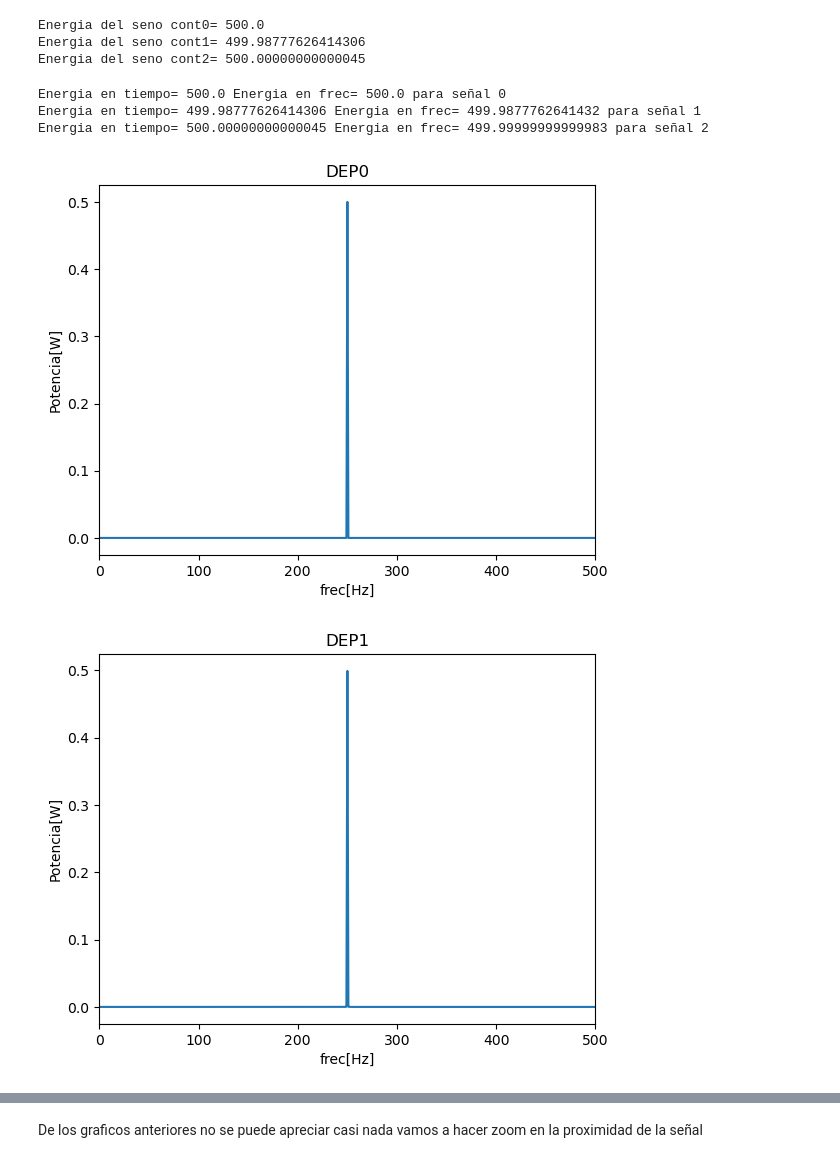
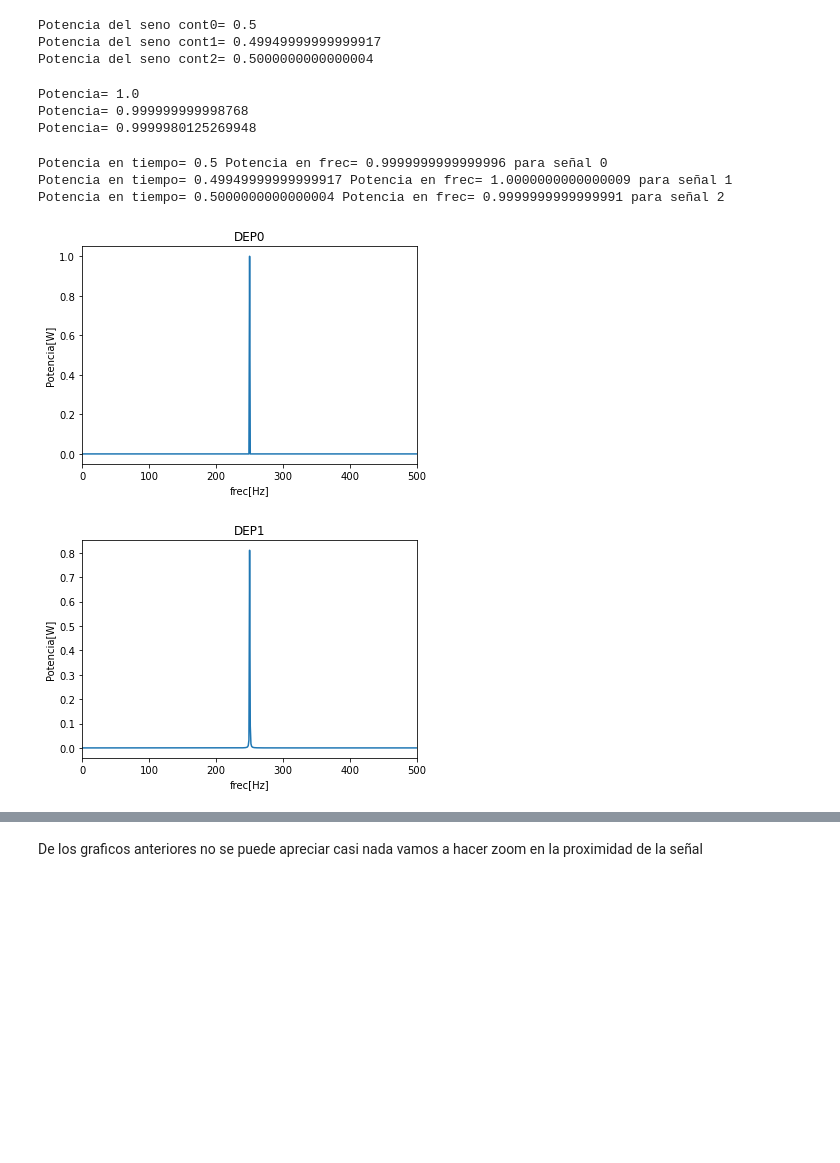
Before and after one commit to EmaOlay/PDS2021, a Jupyter notebook: TS5.ipynb, the cells around one changed output, grey strips where cells are left out. Cells and saved outputs as stored; diff of their text form; code cells hidden in the pictures; blank space fills up the shorter version.

```diff
--- a/TS5.ipynb
+++ b/TS5.ipynb
@@ -36,7 +36,7 @@ ts = 1/fs # tiempo de muestreo
 t=np.arange(0,1,ts)
 
 K0=N/4
-K1=N/4+0.025
+K1=N/4+0.25
 K2=N/4+0.5
 # %%
 #%% Config de mi seno y vector de frecuencia
@@ -58,65 +58,79 @@ seno_cont1 = np.sqrt(amp)*np.sin(2 * np.pi * freq1 * t + fase)
 freq2=K2*fs/N #frecuencia en Hz
 seno_cont2 = amp*np.sin(2 * np.pi * freq2 * t + fase)
 # %%
-#%% Energia de mi señal
+#%% Potencia de mi señal
 #Este es el valor de la energia en el tiempo, se debe repetir en frecuencia
 #por Parseval asique lo puedo usar para normalizar o comparar que este todo bien
 #No olvidar el tema de la cantidad de muestras
-E0=sum(np.abs(seno_cont0)**2)
-print("Energia del seno cont0=",E0)
-E1=sum(np.abs(seno_cont1)**2)
-print("Energia del seno cont1=",E1)
-E2=sum(np.abs(seno_cont2)**2)
-print("Energia del seno cont2=",E2)
+E0=1/N*sum(np.abs(seno_cont0)**2)
+print("Potencia del seno cont0=",E0)
+E1=1/N*sum(np.abs(seno_cont1)**2)
+print("Potencia del seno cont1=",E1)
+E2=1/N*sum(np.abs(seno_cont2)**2)
+print("Potencia del seno cont2=",E2)
 # %% [output]
-Energia del seno cont0= 500.0
-Energia del seno cont1= 499.98777626414306
-Energia del seno cont2= 500.00000000000045
+Potencia del seno cont0= 0.5
+Potencia del seno cont1= 0.49949999999999917
+Potencia del seno cont2= 0.5000000000000004
+# %%
+#%%Normalizo la señal
+sin_nom0=seno_cont0/np.sqrt(E0)
+print("Potencia=",np.var(sin_nom0))
+sin_nom1=seno_cont1/np.sqrt(E1)
+print("Potencia=",np.var(sin_nom1))
+sin_nom2=seno_cont2/np.sqrt(E2)
+print("Potencia=",np.var(sin_nom2))
+# %% [output]
+Potencia= 1.0
+Potencia= 0.999999999998768
+Potencia= 0.9999980125269948
 # %%
 #%% Calculo la densidad espectral de potencia
 #Si integro estas funciones densisdad tendrian que ser iguales a sus correspondientes
 #Energias en tiempo
-DEP0=np.abs(fft(seno_cont0))**2
-DEP1=np.abs(fft(seno_cont1))**2
-DEP2=np.abs(fft(seno_cont2))**2
+DEP0=np.abs(1/N*fft(sin_nom0))**2
+DEP1=np.abs(1/N*fft(sin_nom1))**2
+DEP2=np.abs(1/N*fft(sin_nom2))**2
 
-DEP0_int=sum(DEP0)/N
-print("Energia en tiempo=",E0,"Energia en frec=",DEP0_int,"para señal 0")
-DEP1_int=sum(DEP1)/N
-print("Energia en tiempo=",E1,"Energia en frec=",DEP1_int,"para señal 1")
-DEP2_int=sum(DEP2)/N
-print("Energia en tiempo=",E2,"Energia en frec=",DEP2_int,"para señal 2")
+DEP0_int=sum(DEP0)
+print("Potencia en tiempo=",E0,"Potencia en frec=",DEP0_int,"para señal 0")
+DEP1_int=sum(DEP1)
+print("Potencia en tiempo=",E1,"Potencia en frec=",DEP1_int,"para señal 1")
+DEP2_int=sum(DEP2)
+print("Potencia en tiempo=",E2,"Potencia en frec=",DEP2_int,"para señal 2")
 # %% [output]
-Energia en tiempo= 500.0 Energia en frec= 500.0 para señal 0
-Energia en tiempo= 499.98777626414306 Energia en frec= 499.9877762641432 para señal 1
-Energia en tiempo= 500.00000000000045 Energia en frec= 499.99999999999983 para señal 2
+Potencia en tiempo= 0.5 Potencia en frec= 0.9999999999999996 para señal 0
+Potencia en tiempo= 0.49949999999999917 Potencia en frec= 1.0000000000000009 para señal 1
+Potencia en tiempo= 0.5000000000000004 Potencia en frec= 0.9999999999999991 para señal 2
 # %%
 #%% Muestro las DEP o PSD power spectral density
+
 plt.figure(1)
-
-plt.plot(f, DEP0/(E0*N))
+#Como muestro la mitad de las frecuencias hago el doble la DEP
+plt.plot(f, 2*DEP0)
 plt.title("DEP0")
 plt.ylabel("Potencia[W]")
 plt.xlabel("frec[Hz]")
 plt.xlim(0, fs/2)
 
 plt.figure(2)
-plt.plot(f, DEP1/(E1*N))
+#Como muestro la mitad de las frecuencias hago el doble la DEP
+plt.plot(f, 2*DEP1)
 plt.title("DEP1")
 plt.ylabel("Potencia[W]")
 plt.xlabel("frec[Hz]")
 plt.xlim(0, fs/2)
 
 plt.figure(3)
-
-plt.plot(f, DEP2/(E2*N))
+#Como muestro la mitad de las frecuencias hago el doble la DEP
+plt.plot(f, 2*DEP2)
 plt.title("DEP2")
 plt.ylabel("Potencia[W]")
 plt.xlabel("frec[Hz]")
 plt.xlim(0, fs/2)
 
 
 plt.show()
 # %% [output]
-[figure, old version]
+[figure, new version]
-[figure, old version]
+[figure, new version]
```
Also changed, not shown: parts of 4 cells of this notebook, 2 other files.
